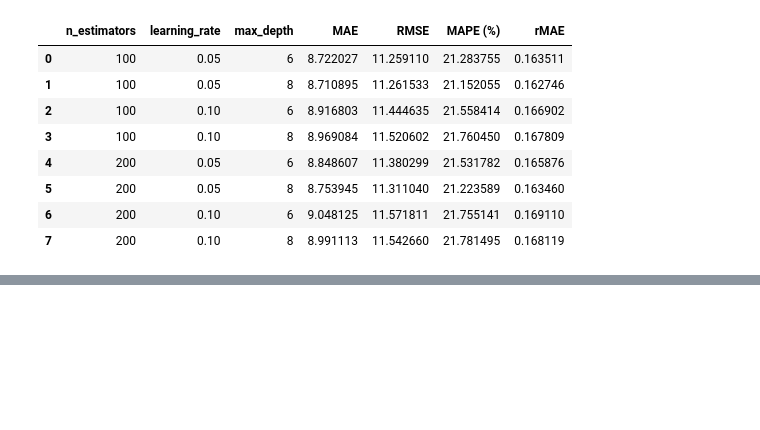
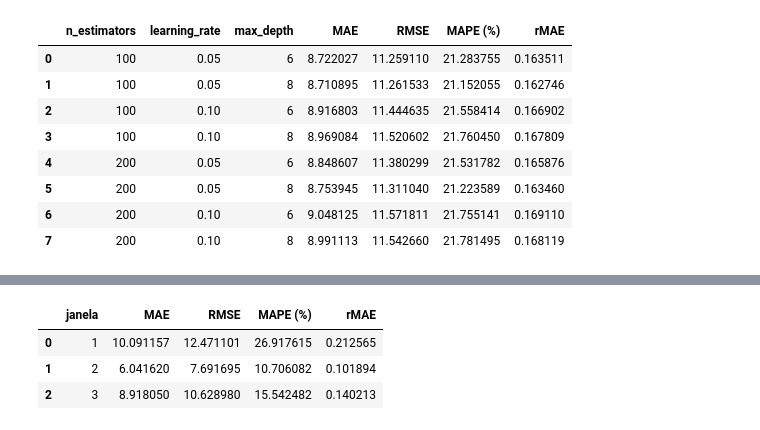
Before and after one commit to GoncaloPereira1201500/DIMEI, a Jupyter notebook: ModelsTrainingAndForecasting.ipynb, the cells around one changed output, grey strips where cells are left out. Cells and saved outputs as stored; diff of their text form; code cells hidden in the pictures; blank space fills up the shorter version.

```diff
--- a/ModelsTrainingAndForecasting.ipynb
+++ b/ModelsTrainingAndForecasting.ipynb
@@ -739,0 +834,5 @@ print(f"📌 p-value: {p_val:.4f}")
+# %%
+lstm_short = evaluate_lstm_on_splits(splits, forecast_horizon=24)
+df_lstm_short = pd.DataFrame(lstm_short)
+display(df_lstm_short)
+# %% [output]
@@ -740,3 +842,7 @@ print(f"📌 p-value: {p_val:.4f}")
+|  | janela | MAE | RMSE | MAPE (%) | rMAE |
+| 0 | 1 | 10.091157 | 12.471101 | 26.917615 | 0.212565 |
+| 1 | 2 | 6.041620 | 7.691695 | 10.706082 | 0.101894 |
+| 2 | 3 | 8.918050 | 10.628980 | 15.542482 | 0.140213 |
 # %%
 # Preparar sequência final com as últimas 24 horas
 latest_sequence = df_prepared[-24:].copy()
```
Also changed, not shown: parts of 8 cells of this notebook, 1 other file.
